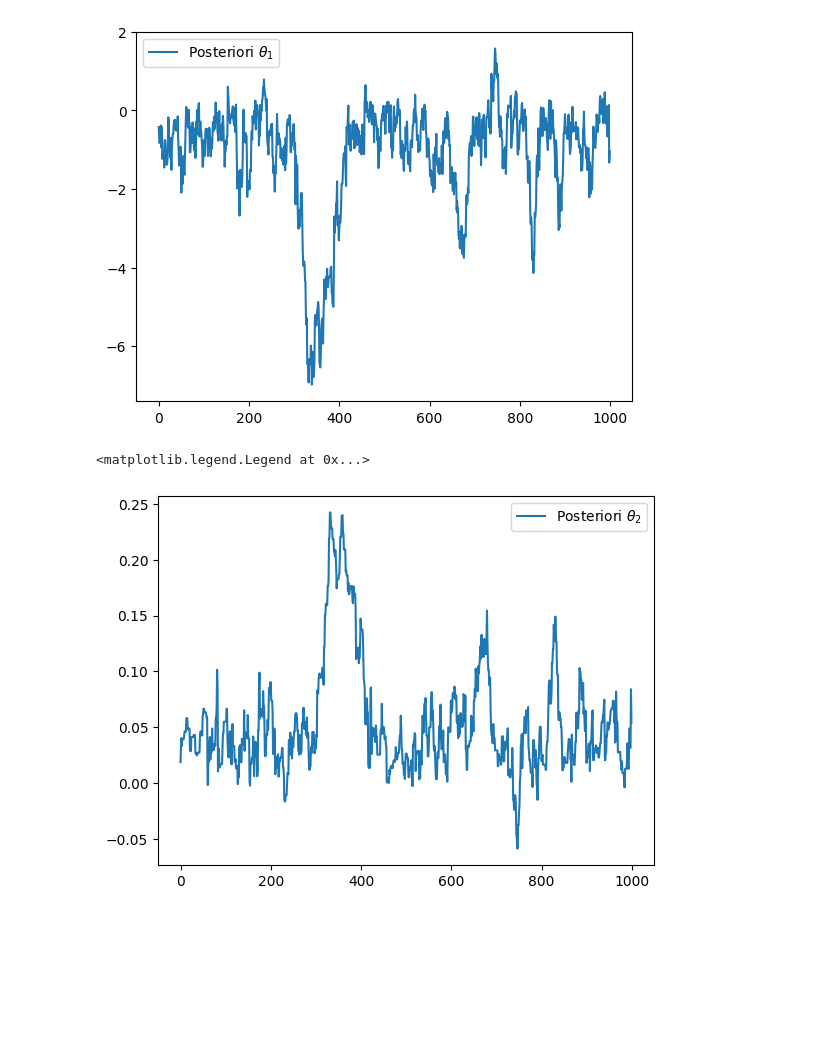
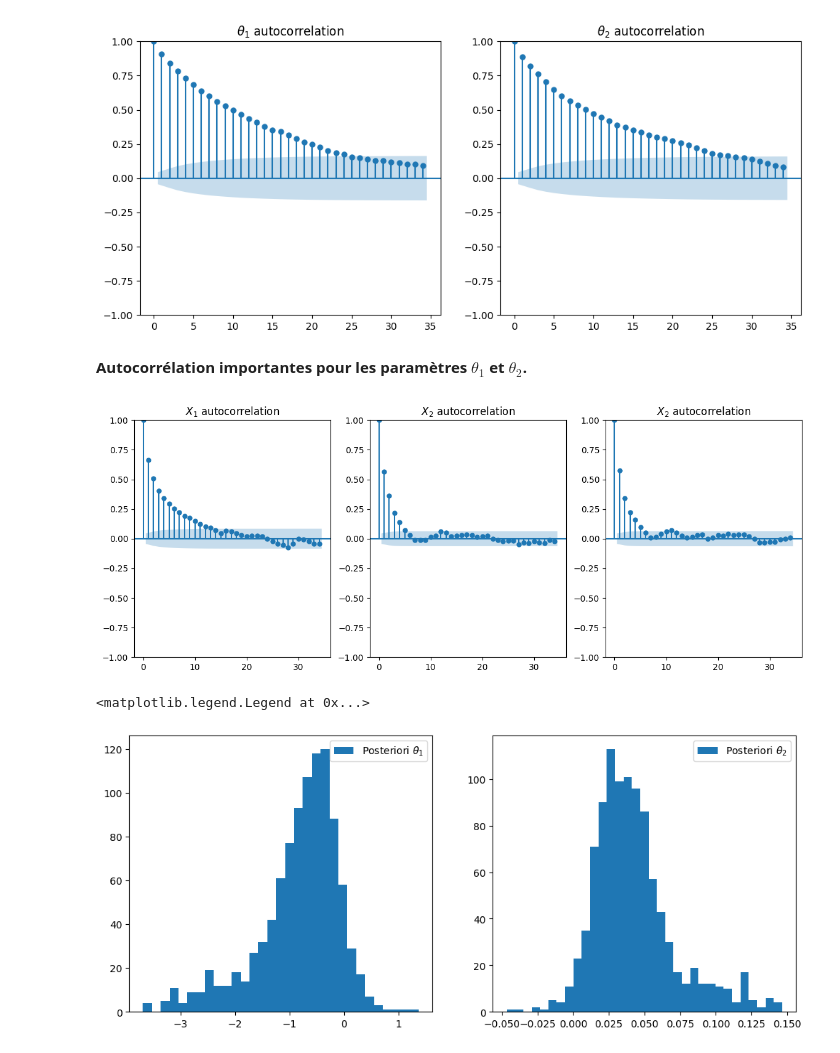
Before and after one commit to imn167/Air_Berkson, a Jupyter notebook: Gibbs.ipynb, the cells around one changed output. Drawn from its saved outputs; the diff is of its cells as text; code cells hidden in the pictures; blank space fills up the shorter version.

Commit message:
Etude des sortie de Gibbs + etude convergence // code MH de Matthieu nettoyé + conclusion à la fin

```diff
--- a/Gibbs.ipynb
+++ b/Gibbs.ipynb
@@ -102,9 +160,9 @@ def Gibbs_sampler(nchain, data, init_theta, init_x, sd_theta, sd_x, sigma1, sigm
 tau2 = 81.14 #variance pour les Xj (dans le papier)
 sigma1 = 1000 #variance pour theta1
 sigma2 = 1000 #variance pour theta2
-prop_sdx = 10 #pas du noyau de proposition pour les Xi
-sd_theta1 = 3 #pas du noyau de proposition pour theta1
-sd_theta2 = .1 #pas du noyau de proposition pour theta2
+prop_sdx = 5 #pas du noyau de proposition pour les Xi
+sd_theta1 = 1 #pas du noyau de proposition pour theta1
+sd_theta2 = .01 #pas du noyau de proposition pour theta2
 
-theta, X, prob_accep = Gibbs_sampler(21000, data_air, np.array([0, 0]), np.zeros(3), np.array([sd_theta1, sd_theta2]), prop_sdx, sigma1, sigma2, tau2, 11000)
+theta, X, prob_accep = Gibbs_sampler(11000, data_air, np.array([0, 0]), np.zeros(3), np.array([sd_theta1, sd_theta2]), prop_sdx, sigma1, sigma2, tau2, 1000,5)
 # %% [output]
@@ -116,10 +190,25 @@ prob_accep
+# %%
+from statsmodels.graphics import tsaplots
+fig, (ax1, ax2) = plt.subplots(1,2, figsize = (12,5))
+tsaplots.plot_acf(theta[:, 0], ax=ax1, title= r"$\theta_1$ autocorrelation");
+tsaplots.plot_acf(theta[:, 1], ax=ax2, title= r"$\theta_2$ autocorrelation");
+# %% [output]
+[figure, added]
+# %% [markdown]
+**Autocorrélation importantes pour les paramètres $\theta_1$ et $\theta_2$.**
+# %%
+fig, (ax1, ax2, ax3) = plt.subplots(1,3, figsize = (14,5))
+tsaplots.plot_acf(X[:, 0], ax=ax1, title= r"$X_1$ autocorrelation");
+tsaplots.plot_acf(X[:, 1], ax=ax2, title= r"$X_2$ autocorrelation");
+tsaplots.plot_acf(X[:, 2], ax=ax3, title= r"$X_2$ autocorrelation");
+# %% [output]
+[figure, added]
 # %%
-plt.plot(theta[:, 0], label = r'Posteriori $\theta_1$')
-plt.legend()
-plt.show()
-plt.plot(theta[:, 1], label = r'Posteriori $\theta_2$')
-plt.legend()
+fig, ax = plt.subplot_mosaic([["A","B"]], figsize = (12, 5))
+ax["A"].hist(theta[: , 0], bins = "auto", label = r"Posteriori $\theta_1$")
+ax["A"].legend()
+ax["B"].hist(theta[: , 1], bins = "auto", label = r"Posteriori $\theta_2$")
+ax["B"].legend()
 # %% [output]
+<matplotlib.legend.Legend at 0x...>
-[figure, old version]
+[figure, new version]
-<matplotlib.legend.Legend at 0x...>
-[figure, removed]
```
Also changed, not shown: parts of 31 cells of this notebook, 1 other file.
